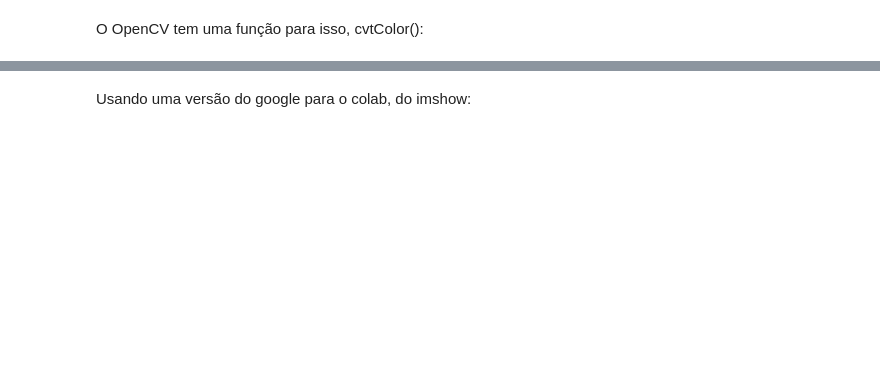
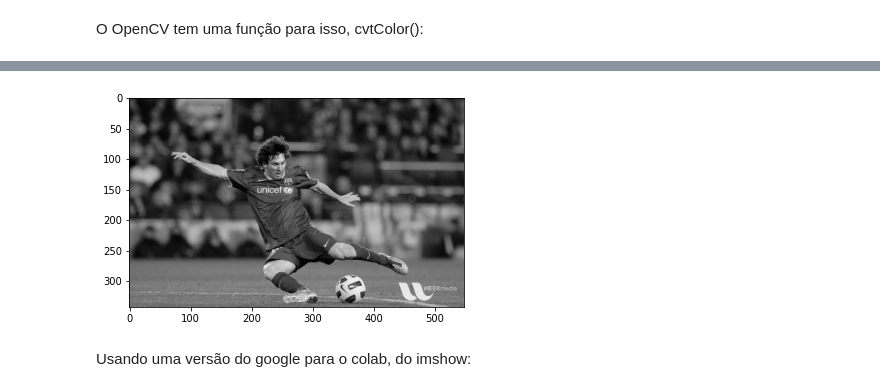
Before and after one commit to dwm-multimidia/dwm-multimidia.github.io, a Jupyter notebook: lab2/jupyter/Lab2_Imagem_Video_v2.ipynb, the cells around one changed output, grey strips where cells are left out. Saved outputs shown, nothing was run; the diff lists cells and outputs as text; code cells hidden in the pictures; blank space fills up the shorter version.

```diff
--- a/lab2/jupyter/Lab2_Imagem_Video_v2.ipynb
+++ b/lab2/jupyter/Lab2_Imagem_Video_v2.ipynb
@@ -94,8 +103,10 @@ plt.show()
 # %%
 # Escala de Cinza, o plt.imshow está dando errado...
-img_gray = cv.imread(os.path.join(image_path,'messi5.jpg'), cv.IMREAD_GRAYSCALE)
+img_gray = cv.imread(str(dirLab2.joinpath('messi5.jpg')), cv.IMREAD_GRAYSCALE)
 plt.imshow(img_gray,'gray')
 plt.show()
+# %% [output]
+[figure, added]
 # %% [markdown]
 Usando uma versão do google para o colab, do imshow:
 # %%
```
Also changed, not shown: parts of 9 cells of this notebook.
